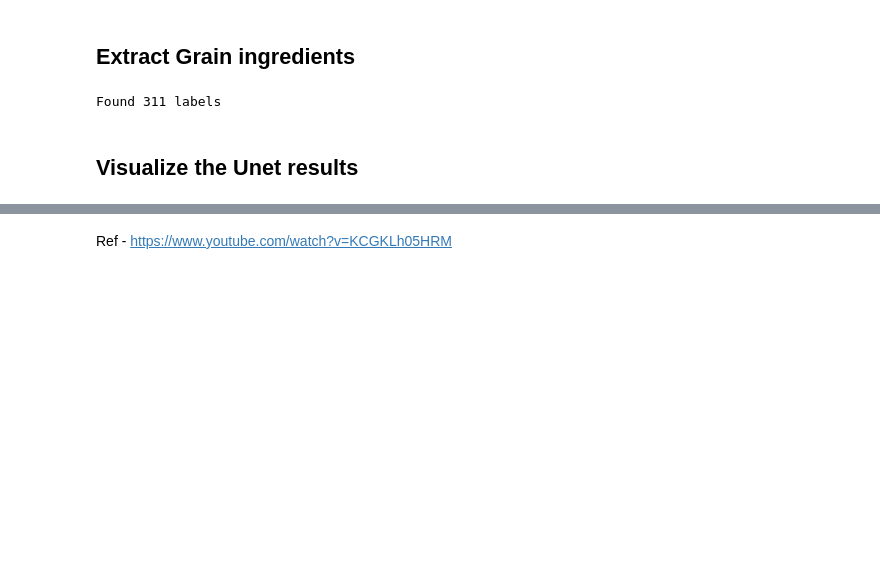
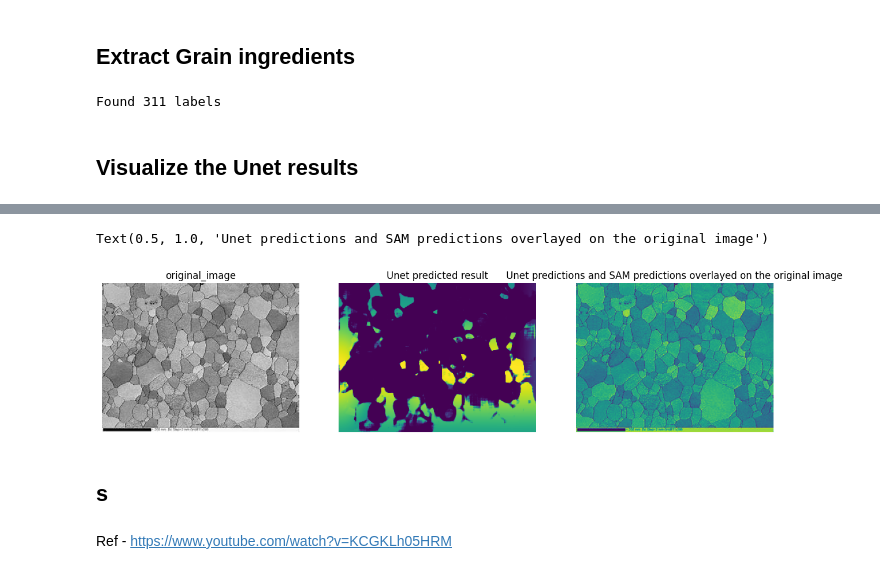
Before and after one commit to Computerglassformedandsurg/SAM_based_ASTM_Grain_Size_Analysis, a Jupyter notebook: 373_SAM_based_ASTM_Grain_Size_Analysis.ipynb, the cells around one changed output, grey strips where cells are left out. Saved outputs shown, nothing was run; the diff lists cells and outputs as text; code cells hidden in the pictures; blank space fills up the shorter version.

```diff
--- a/373_SAM_based_ASTM_Grain_Size_Analysis.ipynb
+++ b/373_SAM_based_ASTM_Grain_Size_Analysis.ipynb
@@ -80,7 +80,7 @@ Img_path = "/content/drive/MyDrive/Segmentation Projects/grainsegmentation/Micro
 output_path = "/content/drive/MyDrive/Segmentation Projects/grainsegmentation/Results"
 
 Scale_um_per_pixel = 0.25 # adjust based on the microscope settings
-Main_grain_area = 100 #minimum grain area in pixels
+Min_grain_area = 100 #minimum grain area in pixels
 # %% [markdown]
 ## Image Loading and preprocessing
 # %% [markdown]
@@ -207,0 +323,13 @@ WARNING:matplotlib.image:Clipping input data to the valid range for imshow with
+# %%
+if len(coords)>0:
+  # SAM is designed for color images. One can input the gray image, but color image does have more information
+  # SAM uses original image as canvas, to understand the full context and coords acts as prompts so SAM need not look for objects
+  # SAM predicts the entire object as mask based on not only on the intensity of pixels as in region growing ..
+  # ..but based on the vast amount of visual knowledge learned during training
+  masks, scores, successful_coords = sam_seg(sam_model, original_image, coords, min_area=Min_grain_area
+                                            )
+  print(f"SAM generated {len(masks)} valid masks from {len(coords)} attempts")
+
+else:
+  masks, scores, successful_coords = [],[],[]
+  print("No coordinates available for SAM masks")
@@ -207,0 +340,4 @@ WARNING:matplotlib.image:Clipping input data to the valid range for imshow with
+# %%
+original_image = np.array(load_img(Img_path))
+
+print(original_image.shape)
@@ -208,2 +449,38 @@ WARNING:matplotlib.image:Clipping input data to the valid range for imshow with
+# %%
+plt.figure(figsize=(15,10))
+
+ # original image - inputs
+plt.subplot(2,3,1)
+plt.imshow(gray_image, cmap='gray')
+plt.title("original_image")
+plt.axis('off')
+
+# Unet Grain prediction
+plt.subplot(2,3,2)
+plt.imshow(img_pred[:,:,0])
+plt.title("Unet predicted result")
+plt.axis("off")
+
+# SAM results -Output
+plt.subplot(2,3,3)
+plt.imshow(sam_labels)
+plt.title("Sam result")
+plt.axis("off")
+
+# It overlays the Unet generated grains and SAM masks on the top of the original image - final result
+plt.subplot(2,3,3)
+overlayed_image = gray_image + img_pred[:,:,0]+sam_labels
+plt.imshow(overlayed_image)
+plt.title("Unet predictions and SAM predictions overlayed on the original image")
+
+# Measurement Science - SAM Grain Size Distribution - measurement
+
+
+# SAM Quality vs Grain size - Reliability
+# %% [output]
+Text(0.5, 1.0, 'Unet predictions and SAM predictions overlayed on the original image')
+[figure, added]
+# %% [markdown]
+## s
 # %% [markdown]
 Ref - https://www.youtube.com/watch?v=KCGKLh05HRM
```
Also changed, not shown: parts of 16 cells of this notebook.
